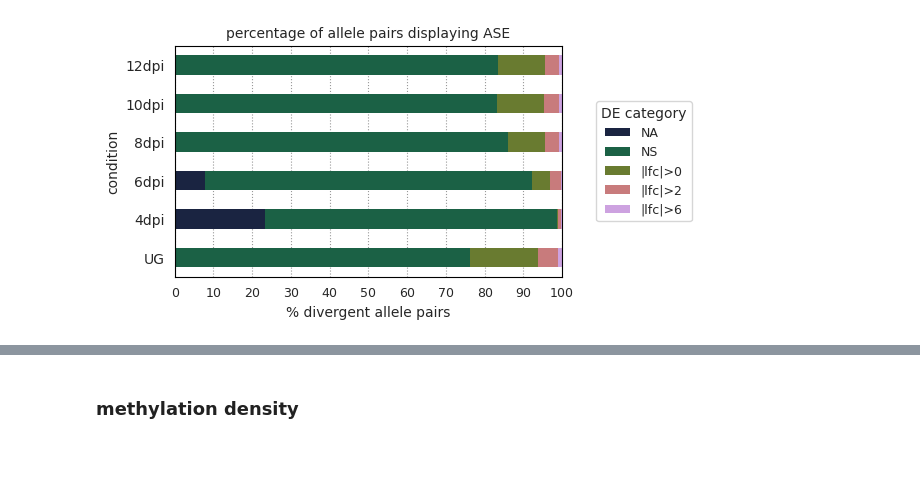
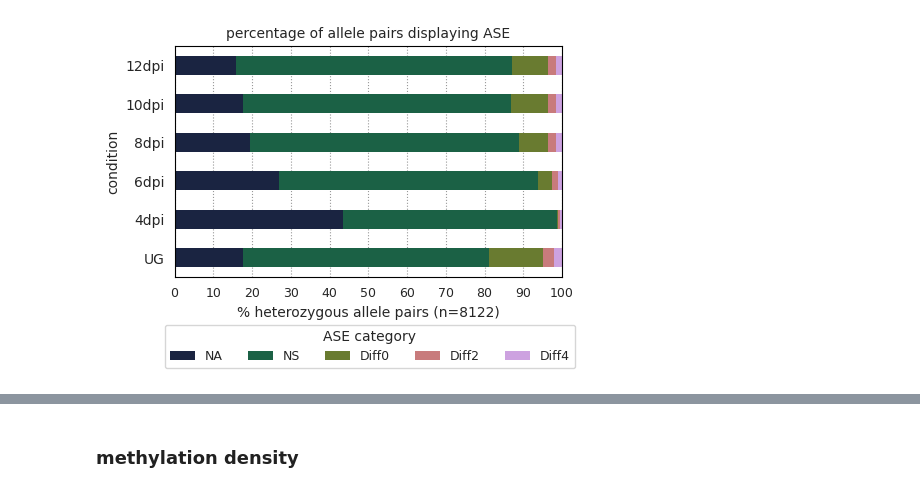
Before and after one commit to ritatam/Pst104EGenomeAnalysis, a Jupyter notebook: allele_specific_expression/ASE_analysis.ipynb, the cells around one changed output, grey strips where cells are left out. Cells and saved outputs as stored; diff of their text form; code cells hidden in the pictures; blank space fills up the shorter version.

Commit message:
update to version that produces the final results in the paper

```diff
--- a/allele_specific_expression/ASE_analysis.ipynb
+++ b/allele_specific_expression/ASE_analysis.ipynb
@@ -29,11 +39,11 @@ def categorise_lfc(lfc, padj):
         return "NS"
     elif padj<0.05:
         if abs(lfc)<2:
-            return "|lfc|>0"
-        elif abs(lfc)<=6:
-            return "|lfc|>2"
-        elif abs(lfc)>6:
-            return "|lfc|>6"
+            return "Diff0"
+        if abs(lfc)>=2 and abs(lfc)<=4:
+            return "Diff2"
+        if abs(lfc)>4:
+            return "Diff4"
     elif pd.isna(padj):
         return "NA"
 
@@ -41,7 +51,6 @@ def process_deseq2_output(csv, merged_bambu_df):
     """
     parse deseq2 results table that has following columns:
     allele_pair, log2FoldChange, lfcSE, stat, pvalue, padj.
-
     """
     df = pd.read_csv(csv)
     df.columns = ["allele_pair"]+list(df.columns)[1:]
@@ -79,0 +71,17 @@ allconditions_DEcategory_df = pd.concat([ug_deseq2_df["DEcategory"],
+# %%
+merged_bambu_df = pd.read_csv("allele_specific_expression/allele_paired.gene_counts.cds.bambu.tsv", sep="\t")
+conditions = ["UG", "4dpi", "6dpi", "8dpi", "10dpi", "12dpi"]
+ug_deseq2_df = process_deseq2_output("allele_specific_expression/DESeq2_results_table/condition_UG_b_vs_UG_a.csv", merged_bambu_df)
+dpi4_deseq2_df = process_deseq2_output("allele_specific_expression/DESeq2_results_table/condition_4dpi_b_vs_4dpi_a.csv", merged_bambu_df)
+dpi6_deseq2_df = process_deseq2_output("allele_specific_expression/DESeq2_results_table/condition_6dpi_b_vs_6dpi_a.csv", merged_bambu_df)
+dpi8_deseq2_df = process_deseq2_output("allele_specific_expression/DESeq2_results_table/condition_8dpi_b_vs_8dpi_a.csv", merged_bambu_df)
+dpi10_deseq2_df = process_deseq2_output("allele_specific_expression/DESeq2_results_table/condition_10dpi_b_vs_10dpi_a.csv", merged_bambu_df)
+dpi12_deseq2_df = process_deseq2_output("allele_specific_expression/DESeq2_results_table/condition_12dpi_b_vs_12dpi_a.csv", merged_bambu_df)
+
+allconditions_DEcategory_df = ug_deseq2_df[["allele_pair", "DEcategory"]].rename(columns={"DEcategory": "UG"}).merge(
+    dpi4_deseq2_df[["allele_pair", "DEcategory"]].rename(columns={"DEcategory": "4dpi"}), on="allele_pair", how="outer").merge(
+    dpi6_deseq2_df[["allele_pair", "DEcategory"]].rename(columns={"DEcategory": "6dpi"}), on="allele_pair", how="outer").merge(
+    dpi8_deseq2_df[["allele_pair", "DEcategory"]].rename(columns={"DEcategory": "8dpi"}), on="allele_pair", how="outer").merge(
+    dpi10_deseq2_df[["allele_pair", "DEcategory"]].rename(columns={"DEcategory": "10dpi"}), on="allele_pair", how="outer").merge(
+    dpi12_deseq2_df[["allele_pair", "DEcategory"]].rename(columns={"DEcategory": "12dpi"}), on="allele_pair", how="outer")
+allconditions_DEcategory_df
@@ -80,18 +102,21 @@ allconditions_DEcategory_df = pd.concat([ug_deseq2_df["DEcategory"],
 # %%
 sns.set_style("whitegrid", {"grid.color": ".6", "grid.linestyle": ":"})
 fig,ax = plt.subplots(figsize=(5,3))
 for spine in ax.spines.values():
     spine.set_visible(True)
     spine.set_edgecolor('black')
-percentages = allconditions_DEcategory_df.apply(pd.value_counts, normalize=True).T * 100
+percentages = allconditions_DEcategory_df.iloc[:,1:].apply(pd.value_counts, normalize=True).T * 100
+percentages = percentages[["NA", "NS", "Diff0", "Diff2", "Diff4"]]
+
 colors = sns.color_palette("cubehelix", n_colors=6)
 percentages.plot(kind="barh", stacked=True, color=colors, ax=ax, linewidth=0)
-plt.xlabel("% divergent allele pairs")
+plt.xlabel(f"% heterozygous allele pairs (n={len(allconditions_DEcategory_df)})")
 plt.ylabel("condition")
 plt.title("percentage of allele pairs displaying ASE", fontsize=10)
-plt.legend(title="DE category", bbox_to_anchor=(1.35, 0.5), loc="center right", ncol=1, fontsize=9)
+
 plt.xlim(0,100)
 plt.xticks(ticks=np.arange(0, 101, 10), fontsize=9)
-plt.show()
+plt.legend(title="ASE category", bbox_to_anchor=(1.05, -0.3), loc="center right", ncol=5, fontsize=9)
+plt.savefig("percentage_of_ASE_pairs.svg", format="svg", dpi=600, bbox_inches="tight")
 # %% [output]
-[figure, old version]
+[figure, new version]
```
Also changed, not shown: parts of 70 cells of this notebook, 1 other file.
